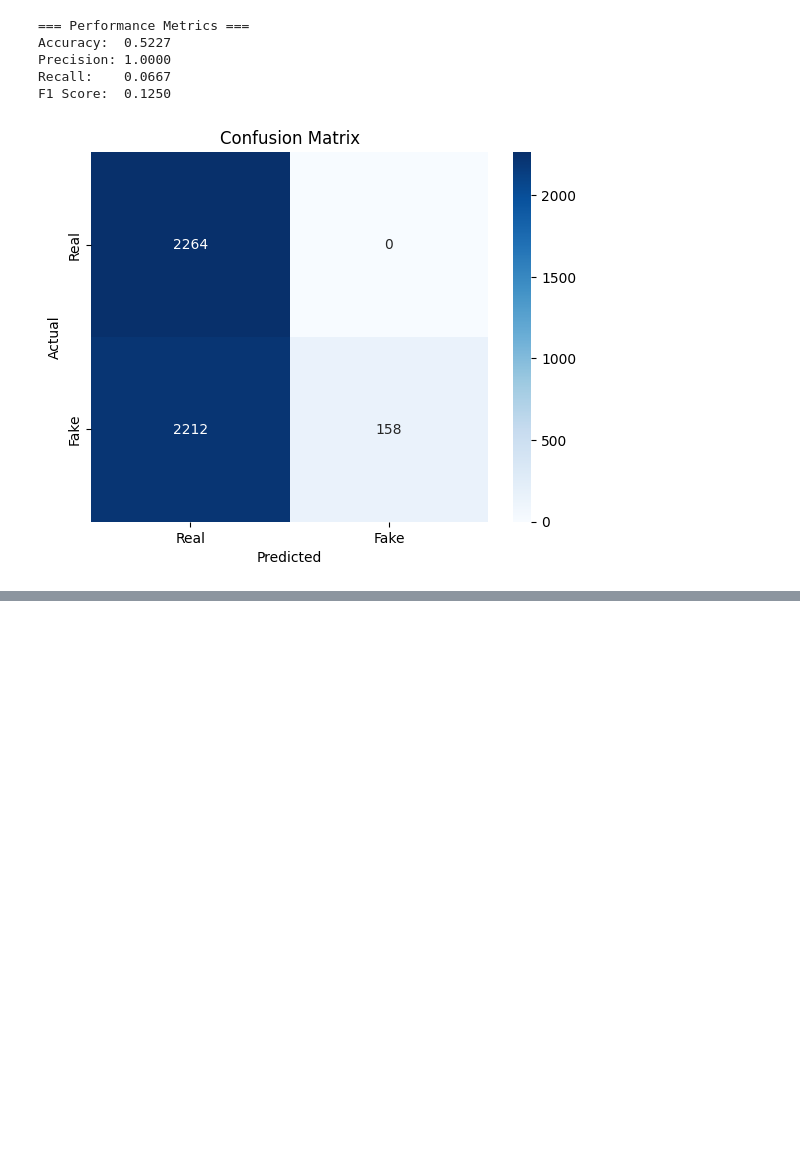
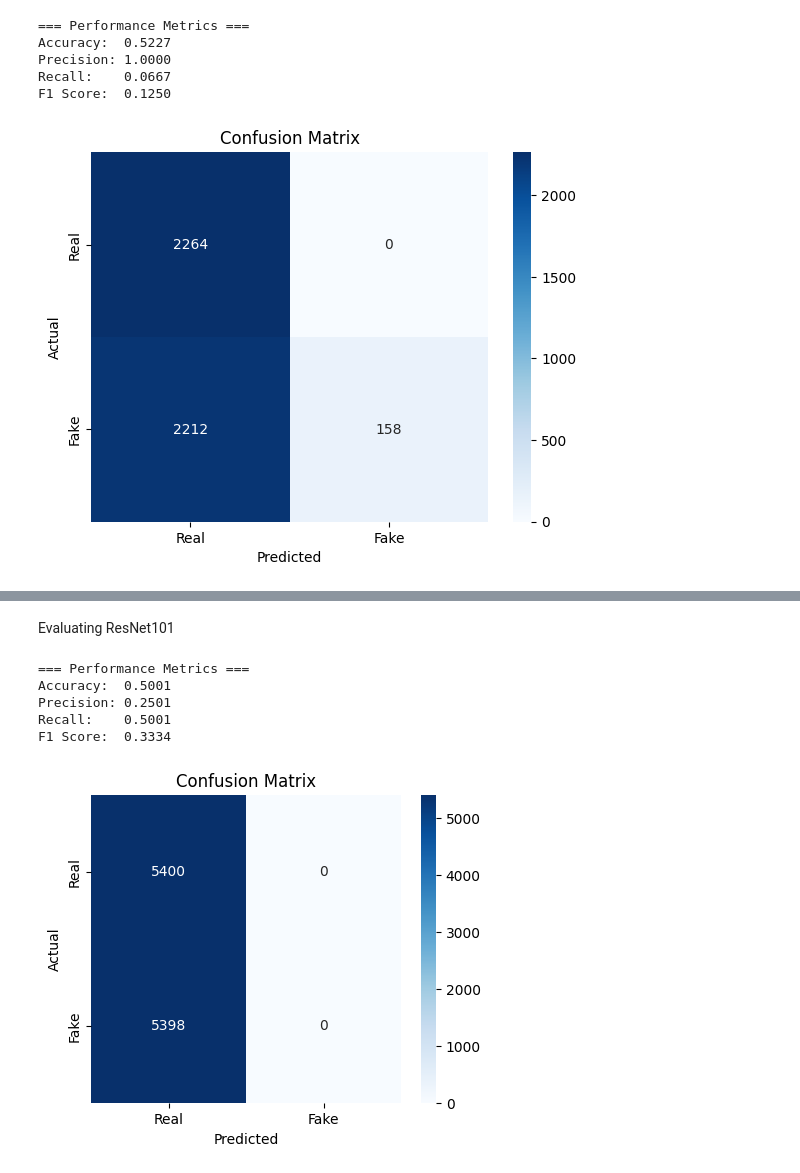
Before and after one commit to KartikeyL/Forensic_Audio_Analysis, a Jupyter notebook: audio_analysis.ipynb, the cells around one changed output, grey strips where cells are left out. Saved outputs shown, nothing was run; the diff lists cells and outputs as text; code cells hidden in the pictures; blank space fills up the shorter version.

```diff
--- a/audio_analysis.ipynb
+++ b/audio_analysis.ipynb
@@ -33,7 +33,7 @@ from torchvision import transforms as tv_transforms
 
 # Define constants
 SAMPLE_RATE = 16000  # Ensure consistency
-N_MELS = 128
+N_MELS = 1287
 FIXED_LENGTH = 256  # Fixed spectrogram length
 
 class AudioDataset(Dataset):
@@ -1522,0 +1617,50 @@ F1 Score:  0.1250
+# %% [markdown]
+Evaluating ResNet101
+# %%
+from tqdm import tqdm  # Import tqdm for progress tracking
+
+# Ensure model is in evaluation mode
+model.eval()
+
+# Lists to store predictions and labels
+all_preds, all_labels = [], []
+
+# Wrap the validation loader with tqdm for a progress bar
+with torch.no_grad():
+    val_bar = tqdm(val_loader, desc="Evaluating Model", leave=True)
+
+    for inputs, labels in val_bar:
+        inputs, labels = inputs.to(device), labels.to(device)
+
+        outputs = model(inputs)  # Forward pass
+        preds = outputs.argmax(dim=1)  # Get predicted class
+
+        all_preds.extend(preds.cpu().numpy())
+        all_labels.extend(labels.cpu().numpy())
+
+# Compute performance metrics
+accuracy = accuracy_score(all_labels, all_preds)
+precision, recall, f1, _ = precision_recall_fscore_support(all_labels, all_preds, average="weighted")
+
+# Print Metrics
+print("\n=== Performance Metrics ===")
+print(f"Accuracy:  {accuracy:.4f}")
+print(f"Precision: {precision:.4f}")
+print(f"Recall:    {recall:.4f}")
+print(f"F1 Score:  {f1:.4f}")
+
+# Plot Confusion Matrix
+plt.figure(figsize=(5, 4))
+conf_mat = confusion_matrix(all_labels, all_preds)
+sns.heatmap(conf_mat, annot=True, fmt="d", cmap="Blues", xticklabels=["Real", "Fake"], yticklabels=["Real", "Fake"])
+plt.xlabel("Predicted")
+plt.ylabel("Actual")
+plt.title("Confusion Matrix")
+plt.show()
+# %% [output]
+=== Performance Metrics ===
+Accuracy:  0.5001
+Precision: 0.2501
+Recall:    0.5001
+F1 Score:  0.3334
+[figure, added]
```
Also changed, not shown: parts of 5 cells of this notebook, 1 other file.
